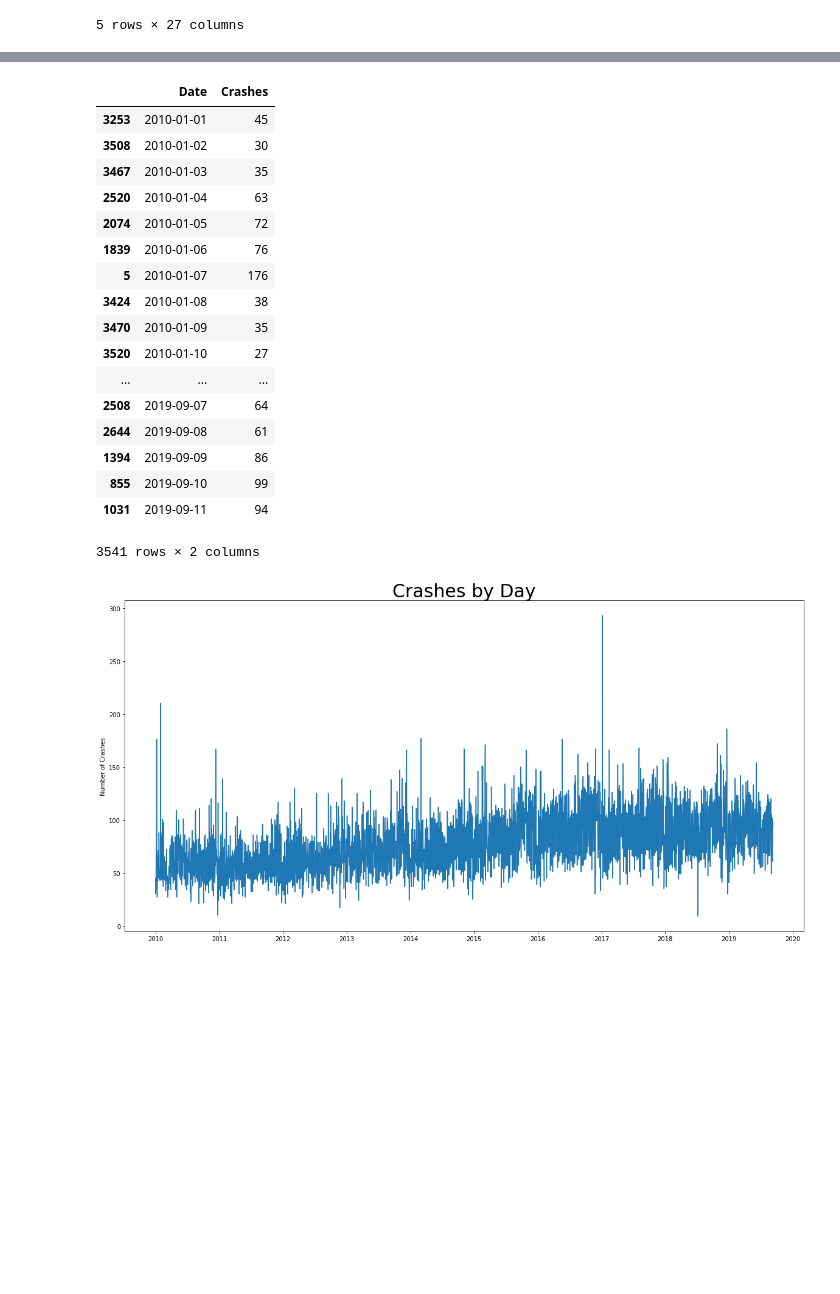
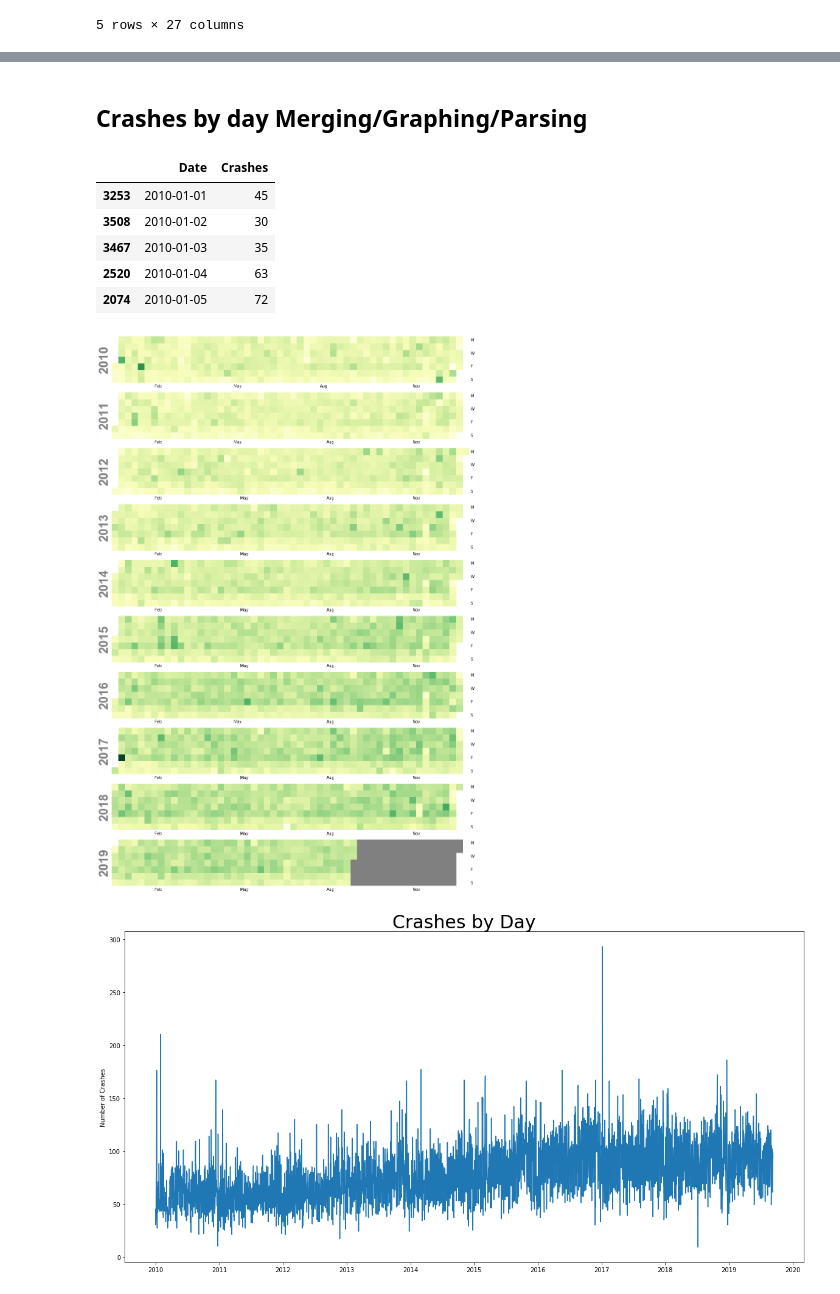
Before and after one commit to icebergmann99/PROJECT-1, a Jupyter notebook: dataframes-holiday.py.ipynb, the cells around one changed output, grey strips where cells are left out. Cells and saved outputs as stored; diff of their text form; code cells hidden in the pictures; blank space fills up the shorter version.

```diff
--- a/dataframes-holiday.py.ipynb
+++ b/dataframes-holiday.py.ipynb
@@ -146,26 +110,29 @@ reduced_df.head()
+# %% [markdown]
+## Crashes by day Merging/Graphing/Parsing
 # %%
+# Count crashes per day and create dataframe
 crashes_by_day=pd.DataFrame(reduced_df['Date'].value_counts()).reset_index()
 crashes_by_day.columns=["Date","Crashes"]
 crashes_by_day['Date'] =pd.to_datetime(crashes_by_day.Date)
 crashes_by_day.sort_values(['Date'],inplace=True)
-crashes_by_day
+crashes_by_day.head()
 # %% [output]
 |  | Date | Crashes |
 | 3253 | 2010-01-01 | 45 |
 | 3508 | 2010-01-02 | 30 |
 | 3467 | 2010-01-03 | 35 |
 | 2520 | 2010-01-04 | 63 |
 | 2074 | 2010-01-05 | 72 |
-| 1839 | 2010-01-06 | 76 |
-| 5 | 2010-01-07 | 176 |
-| 3424 | 2010-01-08 | 38 |
-| 3470 | 2010-01-09 | 35 |
-| 3520 | 2010-01-10 | 27 |
-| ... | ... | ... |
-| 2508 | 2019-09-07 | 64 |
-| 2644 | 2019-09-08 | 61 |
-| 1394 | 2019-09-09 | 86 |
-| 855 | 2019-09-10 | 99 |
-| 1031 | 2019-09-11 | 94 |
-3541 rows × 2 columns
+# %%
+# Build heatmap calendar of crashes by day
+crashes_by_day_series=crashes_by_day.set_index('Date')
+events = pd.Series(crashes_by_day_series['Crashes'])
+
+calmap.calendarplot(events, monthticks=3, daylabels='MTWTFSS',
+                    dayticks=[0, 2, 4, 6], cmap='YlGn',
+                    fillcolor='grey', linewidth=0,
+                    fig_kws=dict(figsize=(40, 20)))
+plt.savefig('plots/crashes_by_day_heatmap.png')
+# %% [output]
+[figure, added]
 # %%
```
Also changed, not shown: parts of 29 cells of this notebook, 5 other files.
